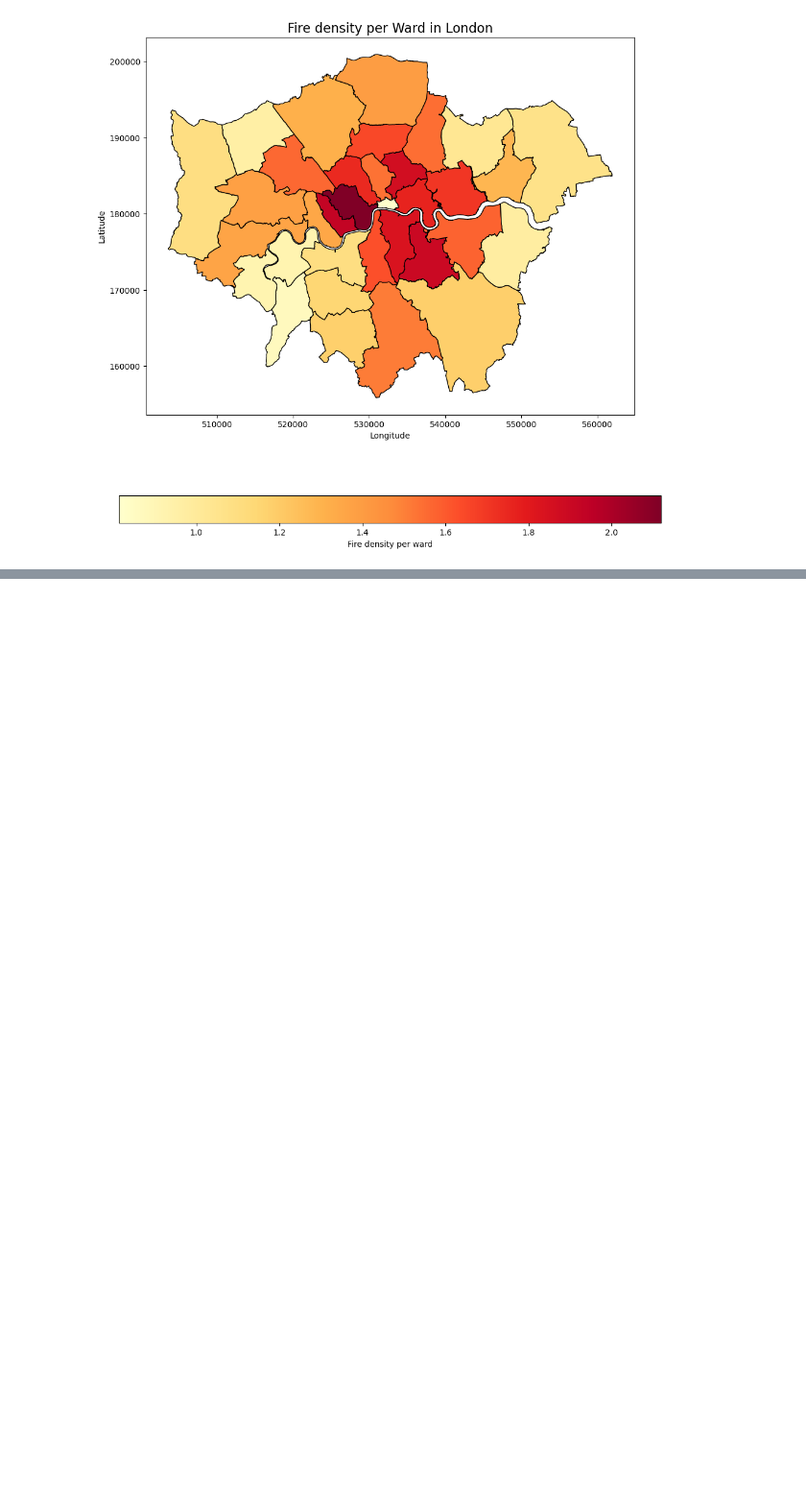
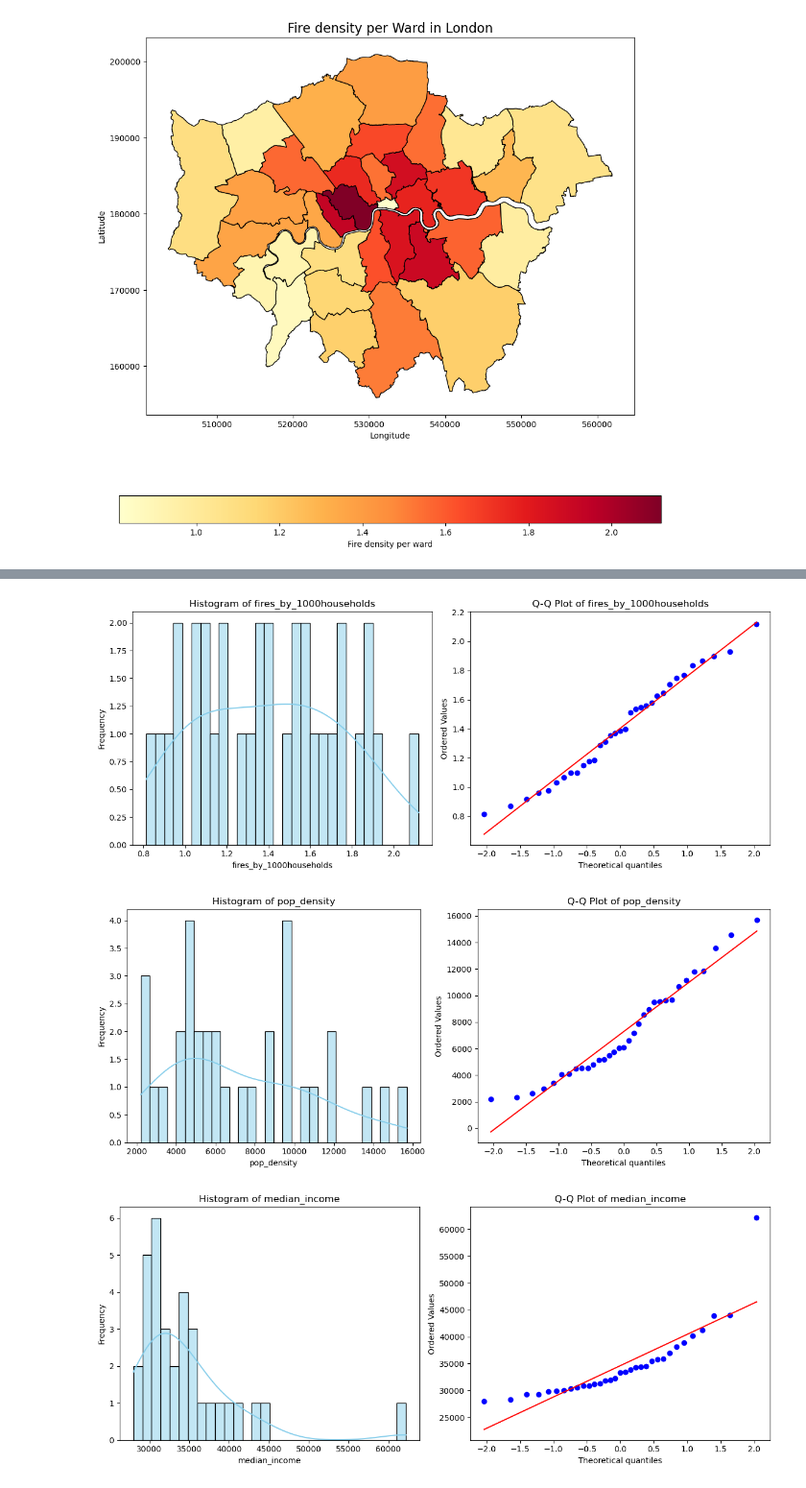
Before and after one commit to fiorellaguillen/CASA007-FINAL-ASSESSMENT, a Jupyter notebook: final_assignment.ipynb, the cells around one changed output, grey strips where cells are left out. Shown at 96% size. Drawn from its saved outputs; the diff is of its cells as text; code cells hidden in the pictures; blank space fills up the shorter version.

```diff
--- a/final_assignment.ipynb
+++ b/final_assignment.ipynb
@@ -407,0 +400,2 @@ boros.head()
+# %%
+boros_regression['unemployment']=boros_regression['unemployment'].astype(float)
@@ -407,0 +426,23 @@ boros.head()
+# %%
+#Check normality of each value
+normality_results = {}
+
+#Exclude the three first columns
+columns_to_plot = boros_regression.iloc[:, 3:].columns
+
+# Evaluar normalidad para cada columna del DataFrame
+for column in columns_to_plot:
+    data = boros_regression[column].dropna()
+
+    # Realizar la prueba de Shapiro-Wilk
+    stat, p_value = shapiro(data)
+
+    # Guardar el resultado
+    normality_results[column] = {
+        'statistic': stat,
+        'p_value': p_value,
+        'is_normal': p_value > 0.05  # True si es normal, False si no
+        }
+
+results_df = pd.DataFrame.from_dict(normality_results, orient='index')
+print(results_df)
@@ -407,0 +462,22 @@ boros.head()
+# %%
+for column in columns_to_plot:
+    plt.figure(figsize=(12, 5))
+
+        # Histograma
+    plt.subplot(1, 2, 1)
+    sns.histplot(boros_regression[column].dropna().astype(float), kde=True, bins=30, color='skyblue', edgecolor='black')
+    plt.title(f'Histogram of {column}')
+    plt.xlabel(column)
+    plt.ylabel('Frequency')
+
+        # Q-Q Plot
+    plt.subplot(1, 2, 2)
+    probplot(boros_regression[column].dropna(), dist="norm", plot=plt)
+    plt.title(f'Q-Q Plot of {column}')
+
+    plt.tight_layout()
+    plt.show()
+# %% [output]
+[figure, added]
+[figure, added]
+[figure, added]
```
Also changed, not shown: parts of 48 cells of this notebook.
